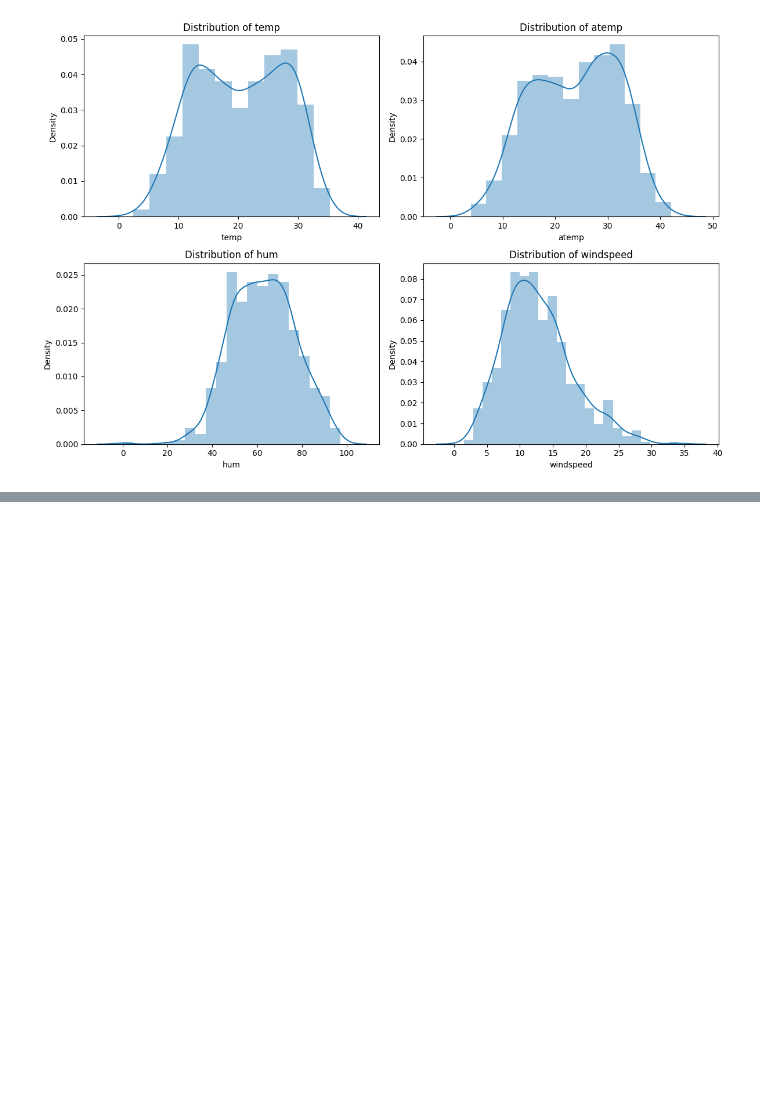
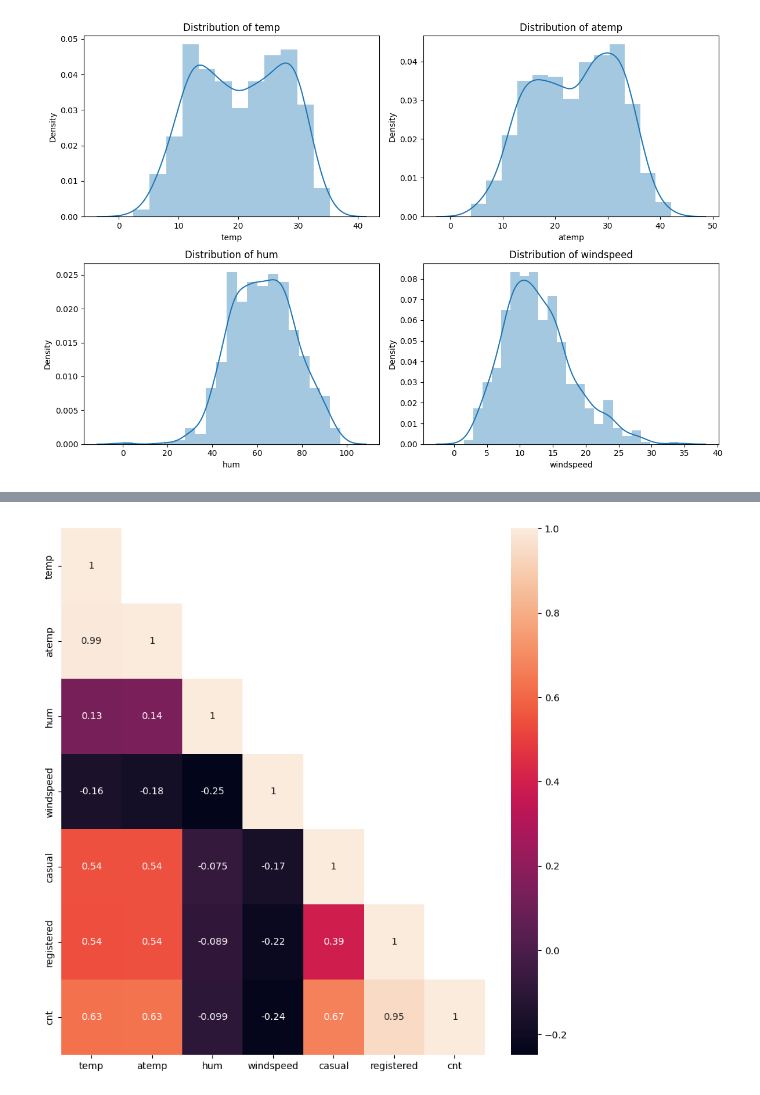
Before and after one commit to CodeByD3v/ML-Experiments, a Jupyter notebook: Boom Bikes/Bike-Sharing-Prediction.ipynb, the cells around one changed output, grey strips where cells are left out. Drawn from its saved outputs; the diff is of its cells as text; code cells hidden in the pictures; blank space fills up the shorter version.

```diff
--- a/Boom Bikes/Bike-Sharing-Prediction.ipynb
+++ b/Boom Bikes/Bike-Sharing-Prediction.ipynb
@@ -261,0 +301,14 @@ plt.show()
+# %%
+# changing in for correlation
+for col in ["casual" , "registered" , "cnt"]:
+    df[col] = df[col].astype("float64")
+# %%
+# correlation matrix
+corr = df.select_dtypes(include= ["float64"]).corr()
+mask = np.array(corr)
+mask[np.tril_indices_from(mask)] = False
+plt.figure(figsize = (10 , 10 ))
+sns.heatmap( corr ,mask = mask , annot  = True, vmax = 1)
+plt.show()
+# %% [output]
+[figure, added]
```
Also changed, not shown: parts of 3 cells of this notebook.
